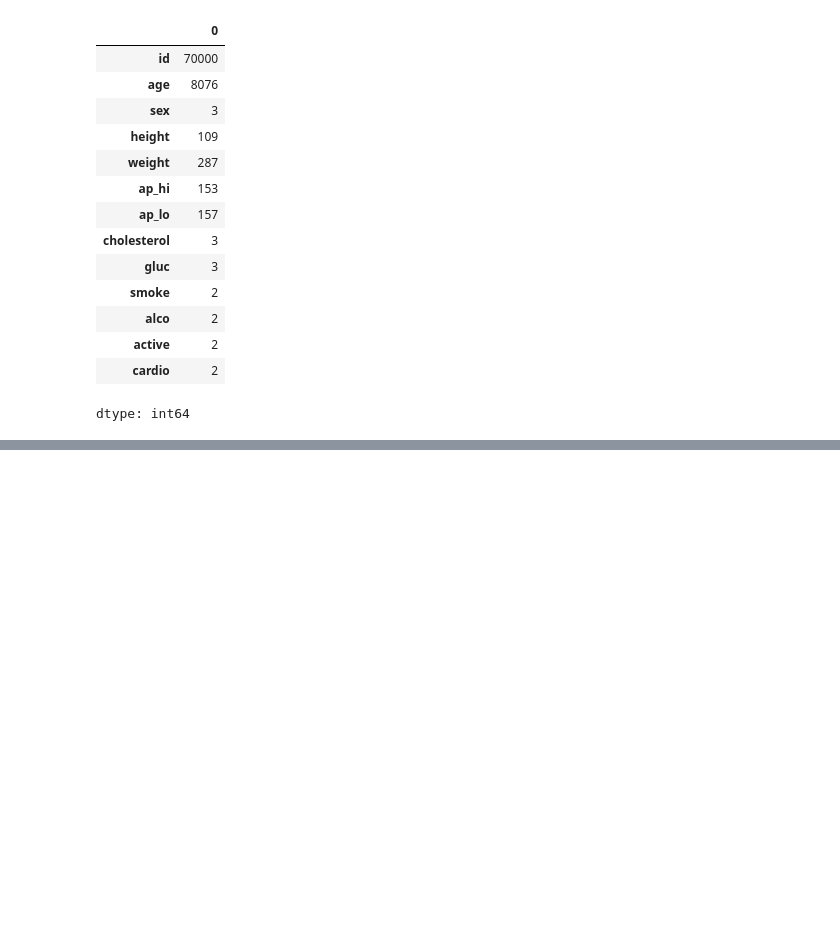
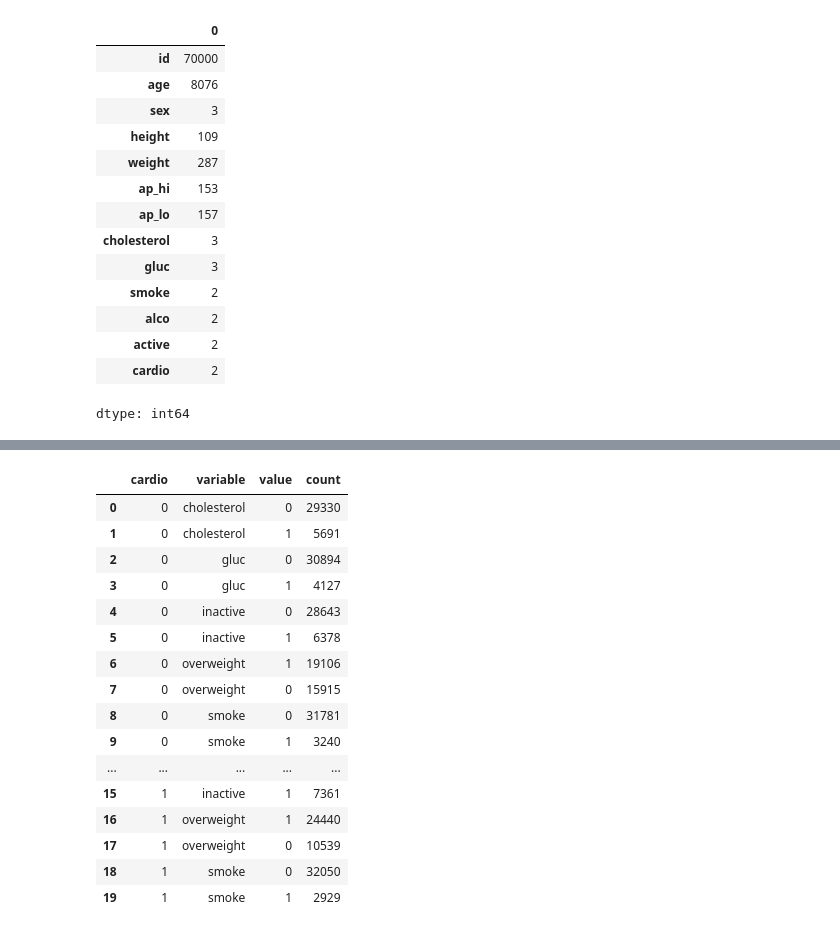
Before and after one commit to Ganushkevych/Medical_Data_Visualizer, a Jupyter notebook: Medical_Data_Visualizer.ipynb, the cells around one changed output, grey strips where cells are left out. Drawn from its saved outputs; the diff is of its cells as text; code cells hidden in the pictures; blank space fills up the shorter version.

```diff
--- a/Medical_Data_Visualizer.ipynb
+++ b/Medical_Data_Visualizer.ipynb
@@ -71,0 +126,22 @@ dtype: int64
+# %%
+data_cat_plot = data_grouped.reset_index()
+data_cat_plot['value'] = data_cat_plot['value'].astype(str)
+data_cat_plot
+# %% [output]
+|  | cardio | variable | value | count |
+| 0 | 0 | cholesterol | 0 | 29330 |
+| 1 | 0 | cholesterol | 1 | 5691 |
+| 2 | 0 | gluc | 0 | 30894 |
+| 3 | 0 | gluc | 1 | 4127 |
+| 4 | 0 | inactive | 0 | 28643 |
+| 5 | 0 | inactive | 1 | 6378 |
+| 6 | 0 | overweight | 1 | 19106 |
+| 7 | 0 | overweight | 0 | 15915 |
+| 8 | 0 | smoke | 0 | 31781 |
+| 9 | 0 | smoke | 1 | 3240 |
+| ... | ... | ... | ... | ... |
+| 15 | 1 | inactive | 1 | 7361 |
+| 16 | 1 | overweight | 1 | 24440 |
+| 17 | 1 | overweight | 0 | 10539 |
+| 18 | 1 | smoke | 0 | 32050 |
+| 19 | 1 | smoke | 1 | 2929 |
```
Also changed, not shown: parts of 8 cells of this notebook.
